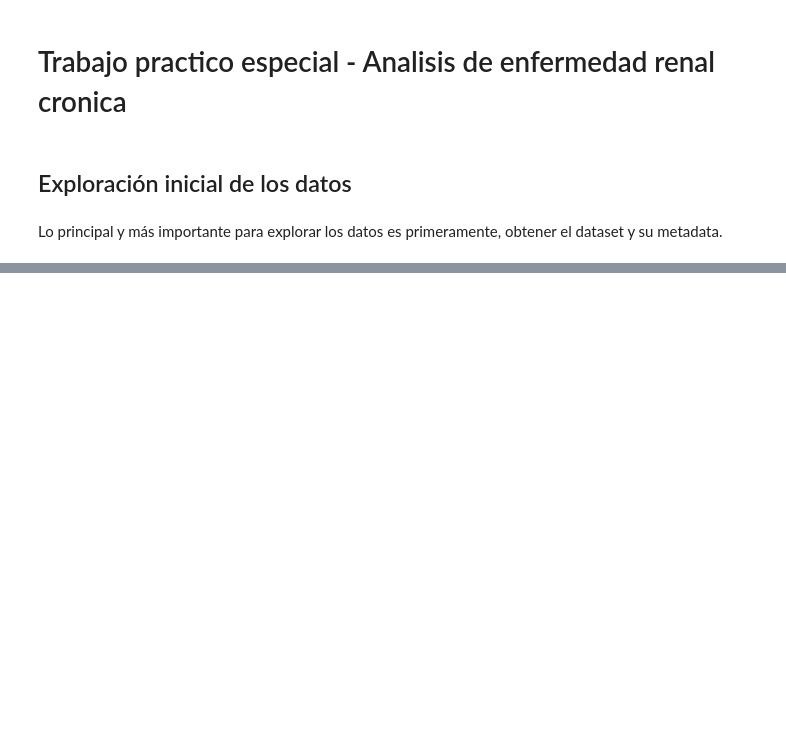
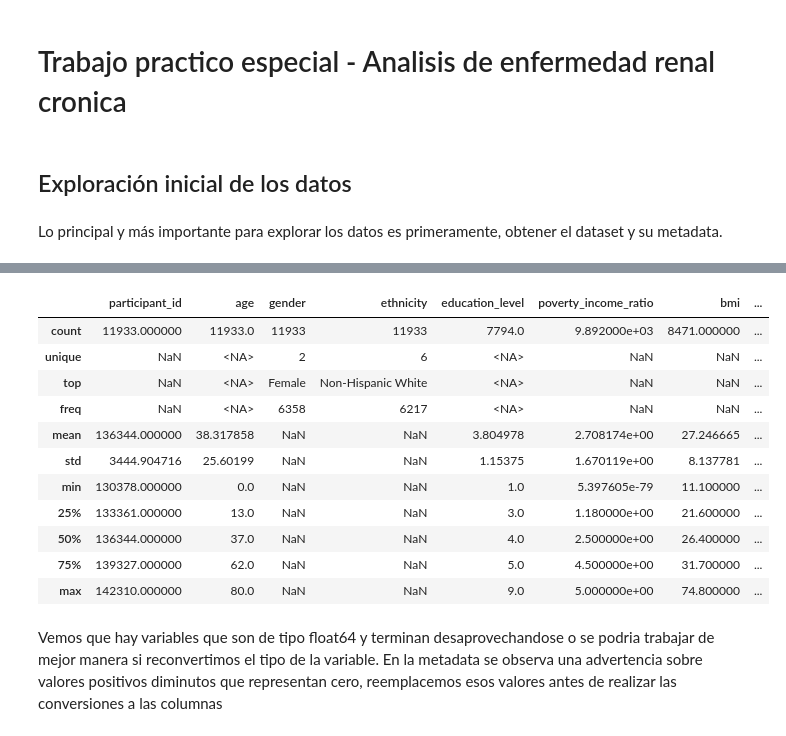
Before and after one commit to tomasgenco/TPE_C_DATOS, a Jupyter notebook: tpe_enfermedad_renal.ipynb, the cells around one changed output, grey strips where cells are left out. Saved outputs shown, nothing was run; the diff lists cells and outputs as text; code cells hidden in the pictures; blank space fills up the shorter version.

Commit message:
Exploracion inicial de datos

```diff
--- a/tpe_enfermedad_renal.ipynb
+++ b/tpe_enfermedad_renal.ipynb
@@ -35,6 +36,9 @@ if not path.exists(archivo_dataset):
         archivo_dataset
     )
 # %%
-raw_dataset = pd.read_csv(archivo_dataset)
-raw_dataset.head()
+# Instanciamos el dataset en un DataFrame de pandas
+df = pd.read_csv(archivo_dataset)
+
+# Mostramos el tipo de dato de cada columna
+df.dtypes
 # %% [output]
@@ -47,0 +62,4 @@ raw_dataset.head()
+# %%
+# Permite ver todas las columnas del DataFrame sin truncar la salida
+pd.set_option("display.max_columns", None)
+df.head()
@@ -47,0 +73,19 @@ raw_dataset.head()
+# %%
+# Conocer un poco mas las variables
+df.describe(include="all")
+# %% [output]
+|  | participant_id | age | gender | ethnicity | education_level | poverty_income_ratio | bmi | ... |
+| count | 11933.000000 | 11933.0 | 11933 | 11933 | 7794.0 | 9.892000e+03 | 8471.000000 | ... |
+| unique | NaN | <NA> | 2 | 6 | <NA> | NaN | NaN | ... |
+| top | NaN | <NA> | Female | Non-Hispanic White | <NA> | NaN | NaN | ... |
+| freq | NaN | <NA> | 6358 | 6217 | <NA> | NaN | NaN | ... |
+| mean | 136344.000000 | 38.317858 | NaN | NaN | 3.804978 | 2.708174e+00 | 27.246665 | ... |
+| std | 3444.904716 | 25.60199 | NaN | NaN | 1.15375 | 1.670119e+00 | 8.137781 | ... |
+| min | 130378.000000 | 0.0 | NaN | NaN | 1.0 | 5.397605e-79 | 11.100000 | ... |
+| 25% | 133361.000000 | 13.0 | NaN | NaN | 3.0 | 1.180000e+00 | 21.600000 | ... |
+| 50% | 136344.000000 | 37.0 | NaN | NaN | 4.0 | 2.500000e+00 | 26.400000 | ... |
+| 75% | 139327.000000 | 62.0 | NaN | NaN | 5.0 | 4.500000e+00 | 31.700000 | ... |
+| max | 142310.000000 | 80.0 | NaN | NaN | 9.0 | 5.000000e+00 | 74.800000 | ... |
+# %% [markdown]
+Vemos que hay variables que son de tipo float64 y terminan desaprovechandose o se podria trabajar de mejor manera si reconvertimos el tipo de la variable.
+En la metadata se observa una advertencia sobre valores positivos diminutos que representan cero, reemplacemos esos valores antes de realizar las conversiones a las columnas
```
Also changed, not shown: parts of 5 cells of this notebook.
